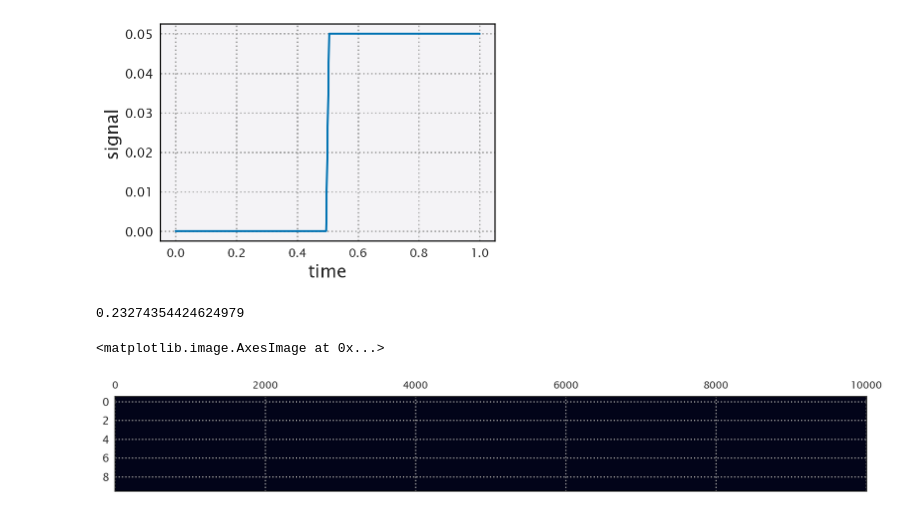
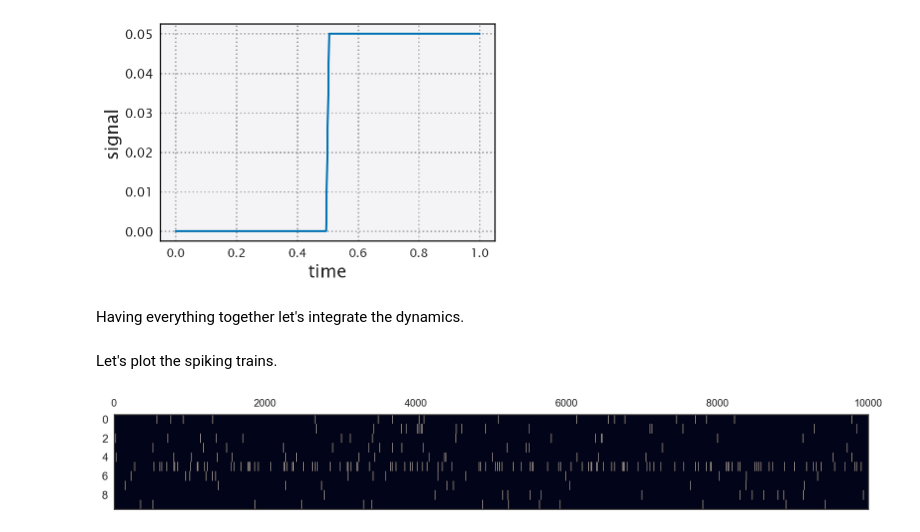
Before and after one commit to dangeles/WormsDream, a Jupyter notebook: src/integrate_and_fire.ipynb, the cells around one changed output. Saved outputs shown, nothing was run; the diff lists cells and outputs as text; code cells hidden in the pictures.

```diff
--- a/src/integrate_and_fire.ipynb
+++ b/src/integrate_and_fire.ipynb
@@ -78,7 +80,8 @@ $$
 
 Let's define a simple function that performs this naive Euler integration.
 # %%
-def int_and_fire(v_init, time_steps, delta_t, V_rest, V_thresh,
+def int_and_fire(v_init, time_steps, delta_t, refractory_time,
+                 V_rest, V_thresh,
                  J_mat, s_array, kwargs, sigma_noise=0, signal_fun=None):
     '''
     Euler integration of the time dynamics of neurons under the
@@ -92,6 +95,8 @@ def int_and_fire(v_init, time_steps, delta_t, V_rest, V_thresh,
         Number of time steps on which to perform the integration
     delta_t : float.
         Size of the time step
+    refractory_time : int.
+        Number of time steps that the cell should remain off after firing.
     V_rest : float.
         Resting potential of a neuron.
     V_thresh : float.
@@ -133,6 +138,13 @@ def int_and_fire(v_init, time_steps, delta_t, V_rest, V_thresh,
     # set initial condition
     fire_array[:, 0] = [int(x) for x in v_init >= V_thresh]
 
+    # Initialize matrix to save refractory times
+    refract_mat = np.zeros([n_neurons, len(time_array) + 1])
+
+    # Save initial positions in which a refractory time happens
+    fire_idx = fire_array[:, 0] == 1
+    refract_mat[fire_idx, 0:refractory_time] = 1
+
     # Compute the signal for each of the time points
     if signal_fun != None:
         signal_array = signal_fun(time_array, **kwargs)
@@ -150,7 +162,7 @@ def int_and_fire(v_init, time_steps, delta_t, V_rest, V_thresh,
         # Update potential
         v_dynamics[:, i+1] = v_dynamics[:, i]\
                             + (V_rest - v_dynamics[:, i]) * delta_t\
-                            + J_mat.dot(v_dynamics[:, i]) * delta_t\
+                            + J_mat.dot(fire_array[:, i]) * delta_t\
                             + signal_array[i] * s_array * delta_t\
                             + noise
 
@@ -158,10 +170,18 @@ def int_and_fire(v_init, time_steps, delta_t, V_rest, V_thresh,
         fire_idx = v_dynamics[:, i+1] >= V_thresh
         fire_array[:, i+1] = [int(x) for x in fire_idx]
 
+        # Update refractory matrix to save times where neurons should remain
+        # silent
+        refract_mat[fire_idx, (i+1):(i+1+refractory_time)] = 1
+
         # Reset the voltage for neurons that fired
         v_dynamics[fire_idx, i+1] = V_rest
 
-    return v_dynamics, fire_array
+        # Reset the voltage of neurons in a refractory time
+        refract_idx = refract_mat[:, i] == 1
+        v_dynamics[refract_idx, i+1] = V_rest
+
+    return v_dynamics, fire_array, refract_mat
 # %% [markdown]
 ## Building inputs for the function.
 
@@ -180,9 +200,10 @@ V_thresh = 1
 # Define time variables
 time_steps = 10000
 delta_t = 0.01
+refractory_time = 5
 
 # Define noise standard deviation
-sigma_noise = 0.01
+sigma_noise = 0.25
 
 # Build random coupling matrix
 J_mat = np.random.normal(0, 0.1, [n_neurons, n_neurons])
@@ -191,8 +212,12 @@ J_mat = np.random.normal(0, 0.1, [n_neurons, n_neurons])
 J_mat[np.diag_indices(n_neurons)] = 0
 
 # Show coupling matrix
-sns.heatmap(J_mat, center=0, cmap='RdBu')
+sns.heatmap(J_mat, center=0, cmap='PiYG')
 plt.xlabel('neuron $i$')
 plt.ylabel('neuron $j$')
+
+# Save fig
+plt.tight_layout()
+plt.savefig(figdir + 'random_coupling.pdf', bbox_inches=True)
 # %% [output]
 <matplotlib.text.Text at 0x...>
@@ -224,20 +249,21 @@ plt.xlabel('time')
 _ = plt.ylabel('signal')
 # %% [output]
 [figure]
+# %% [markdown]
+Having everything together let's integrate the dynamics.
 # %%
-v_dynamics, fire_array = int_and_fire(v_init=v_init, time_steps=time_steps,
+v_dynamics, fire_array, r = int_and_fire(v_init=v_init, time_steps=time_steps,
                                       delta_t=delta_t,
+                                      refractory_time=refractory_time,
                                       V_rest=V_rest, V_thresh=V_thresh,
                                       J_mat=J_mat, s_array=s_array,
-                                      kwargs={'ts' : 5000, 'sign':1},
+                                      kwargs={'ts' : 5, 'sign':10},
                                       sigma_noise=sigma_noise,
                                       signal_fun=step_fun)
-# %%
-v_dynamics.max()
-# %% [output]
-0.23274354424624979
+# %% [markdown]
+Let's plot the spiking trains.
 # %%
-plt.matshow(fire_array, aspect='auto')
+with sns.axes_style('white'):
+    plt.matshow(fire_array, aspect='auto')
 # %% [output]
-<matplotlib.image.AxesImage at 0x...>
-[figure, old version]
+[figure, new version]
```
Also changed, not shown: parts of 9 cells of this notebook.
